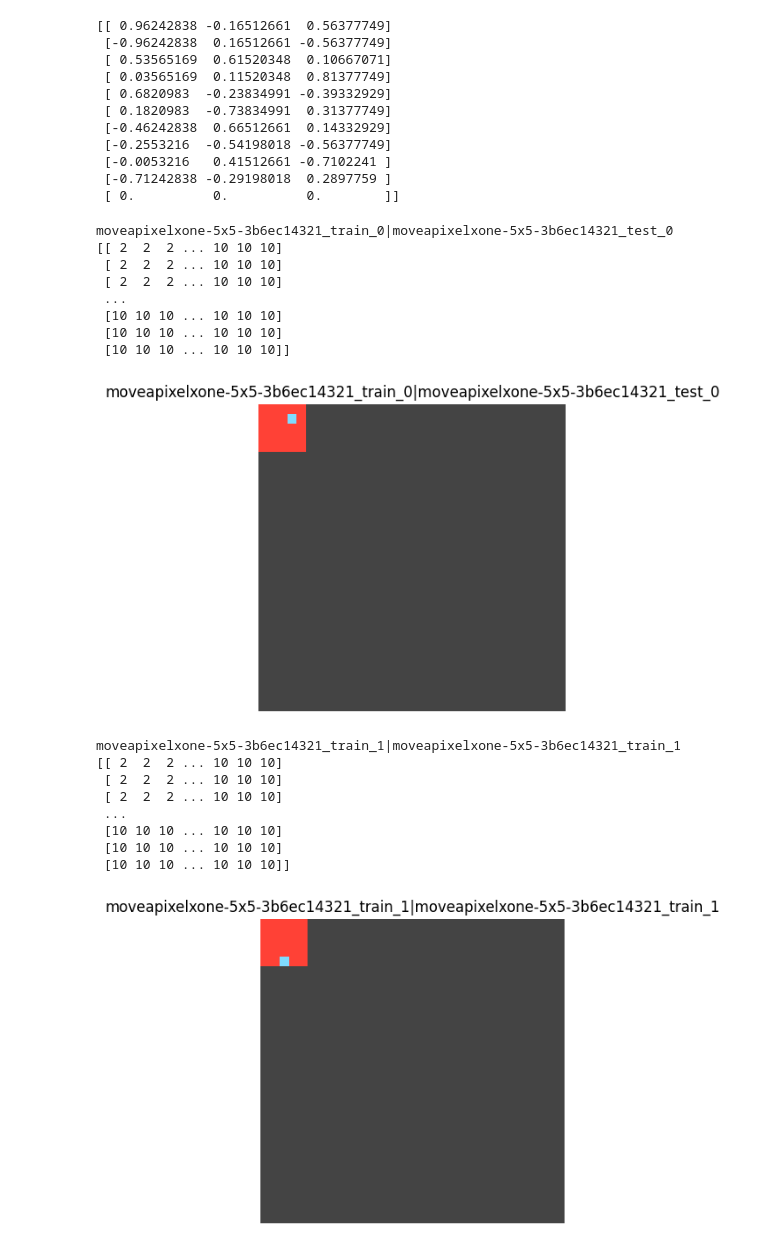
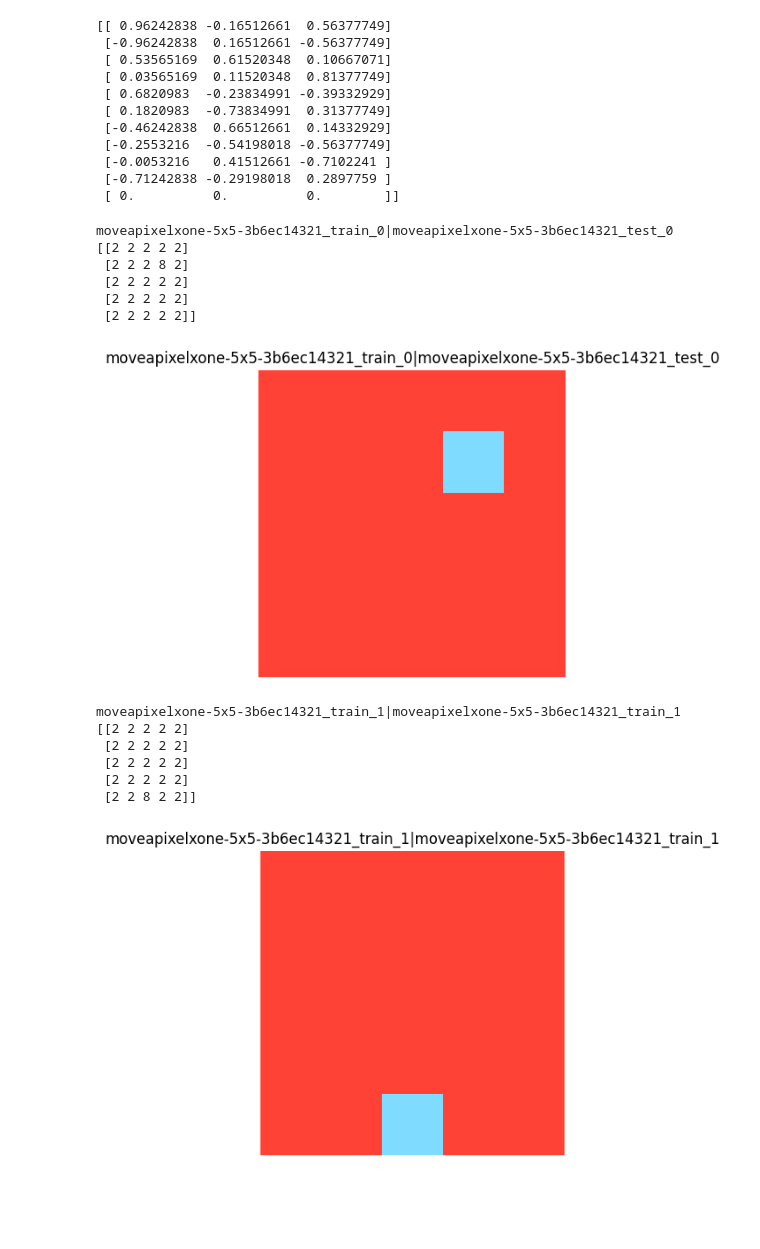
Before and after one commit to gkcng/arc, a Jupyter notebook: task_packager.ipynb, the cells around one changed output. Cells and saved outputs as stored; diff of their text form; code cells hidden in the pictures; blank space fills up the shorter version.

Commit message:
parameterized base feature grid size

```diff
--- a/task_packager.ipynb
+++ b/task_packager.ipynb
@@ -27,6 +27,8 @@ def list_dirs(data_path):
         logger.info(dirname)
     return items
 # %%
+FG=5 # Feature Grid size - The max base grid as feature to the model
+
 data_dir  = 'data'
 tasks = {}
 paths = {}
@@ -38,6 +40,7 @@ task_dir  = 'moveapixelxone-5x5'
 skills    = ['move lone pixel by one']
 filename  = 'moveapixelxone-5x5_tasks.npz'
 
+
 dirs = list_dirs(data_path)
 
 for path, name in dirs:
@@ -582,27 +585,25 @@ print(coords)
 # %%
 idx = next(i for i, s in enumerate(combined_test_set['ltest']) if s.endswith('moveapixelxone-5x5-3b6ec14321_test_0'))
 print(combined_test_set['ltest'][idx])
-gsb_grid_mask = np.tile(coords,(32,32,1,1))
+gsb_grid_mask = np.tile(coords,(FG,FG,1,1))
 g = combined_test_set['gtest'][idx][1][1].copy() # [encoder/decoder][start/end]
 g = np.expand_dims(g, 2)
 dist = np.linalg.norm(gsb_grid_mask - g, axis=3)
 recovered = np.argmin(dist, axis=2)
 print(recovered)
 plot_grid(recovered, combined_test_set['ltest'][idx])
 # %% [output]
 moveapixelxone-5x5-3b6ec14321_train_0|moveapixelxone-5x5-3b6ec14321_test_0
-[[ 2  2  2 ... 10 10 10]
- [ 2  2  2 ... 10 10 10]
- [ 2  2  2 ... 10 10 10]
- ...
- [10 10 10 ... 10 10 10]
- [10 10 10 ... 10 10 10]
- [10 10 10 ... 10 10 10]]
+[[2 2 2 2 2]
+ [2 2 2 8 2]
+ [2 2 2 2 2]
+ [2 2 2 2 2]
+ [2 2 2 2 2]]
-[figure, old version]
+[figure, new version]
 # %%
 idx = next(i for i, s in enumerate(combined_train_set['ltrain']) if s.startswith('moveapixelxone-5x5-3b6ec14321'))
 print(combined_train_set['ltrain'][idx])
-gsb_grid_mask = np.tile(coords,(32,32,1,1))
+gsb_grid_mask = np.tile(coords,(FG,FG,1,1))
 g = combined_train_set['gtrain'][idx][0][0].copy()
 g = np.expand_dims(g, 2)
 dist = np.linalg.norm(gsb_grid_mask - g, axis=3)
@@ -611,11 +612,9 @@ print(recovered)
 plot_grid(recovered, combined_train_set['ltrain'][idx])
 # %% [output]
 moveapixelxone-5x5-3b6ec14321_train_1|moveapixelxone-5x5-3b6ec14321_train_1
-[[ 2  2  2 ... 10 10 10]
- [ 2  2  2 ... 10 10 10]
- [ 2  2  2 ... 10 10 10]
- ...
- [10 10 10 ... 10 10 10]
- [10 10 10 ... 10 10 10]
- [10 10 10 ... 10 10 10]]
+[[2 2 2 2 2]
+ [2 2 2 2 2]
+ [2 2 2 2 2]
+ [2 2 2 2 2]
+ [2 2 8 2 2]]
-[figure, old version]
+[figure, new version]
```
Also changed, not shown: parts of 4 cells of this notebook.
